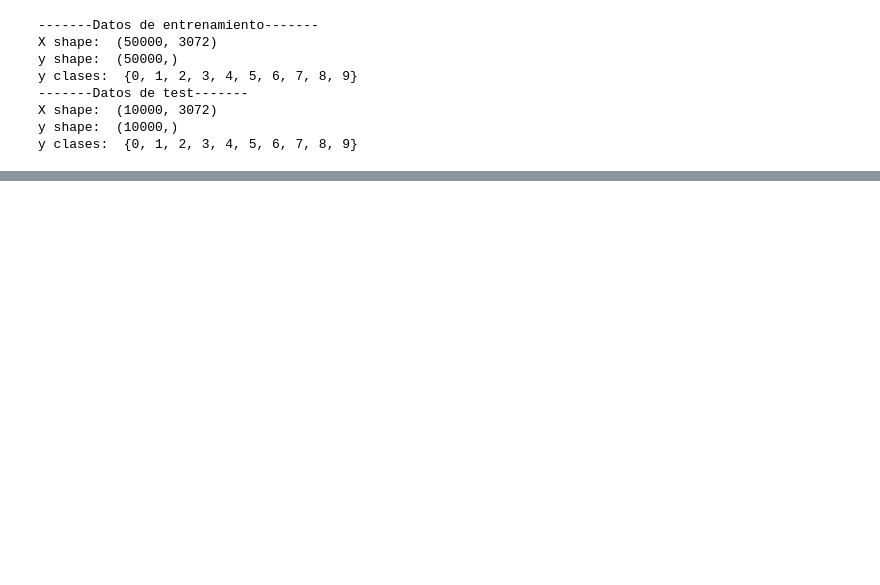
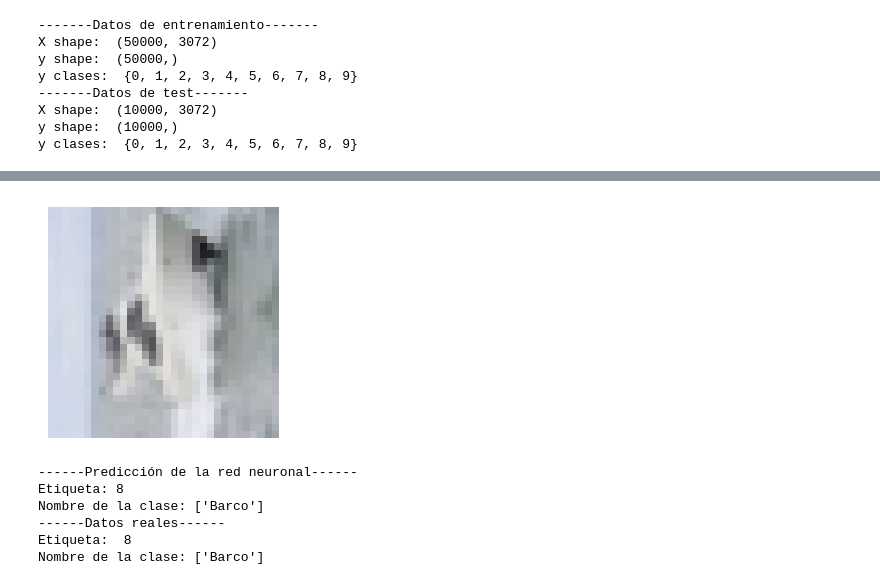
Before and after one commit to marcanii/SIS420---1-23, a Jupyter notebook: Evaluaciones/Examen Final/redes_neuronales01.ipynb, the cells around one changed output, grey strips where cells are left out. Cells and saved outputs as stored; diff of their text form; code cells hidden in the pictures; blank space fills up the shorter version.

```diff
--- a/Evaluaciones/Examen Final/redes_neuronales01.ipynb
+++ b/Evaluaciones/Examen Final/redes_neuronales01.ipynb
@@ -451 +631,22 @@ def nombreClase(y):
+# %%
+# Seleccionar una fila aleatoria de X_test
+fila_test = 1205
+# Mostrar la imagen
+displayData(X_test[fila_test, :], figsize=(3, 3))
+# Mostrar la predicción de la red neuronal
+pred = predict(Theta1, Theta2, Theta3, Theta4, X_test_norm[fila_test, :])
+print('------Predicción de la red neuronal------')
+print('Etiqueta: {}'.format(*pred))
+print('Nombre de la clase: {}'.format(nombreClase(pred)))
+print('------Datos reales------')
+print('Etiqueta: ', y_test[fila_test])
+print('Nombre de la clase: {}'.format(nombreClase(y_test[fila_test])))
+# %% [output]
+[figure, added]
+------Predicción de la red neuronal------
+Etiqueta: 8
+Nombre de la clase: ['Barco']
+------Datos reales------
+Etiqueta:  8
+Nombre de la clase: ['Barco']
 # %%
```
Also changed, not shown: parts of 42 cells of this notebook, 4 other files.
